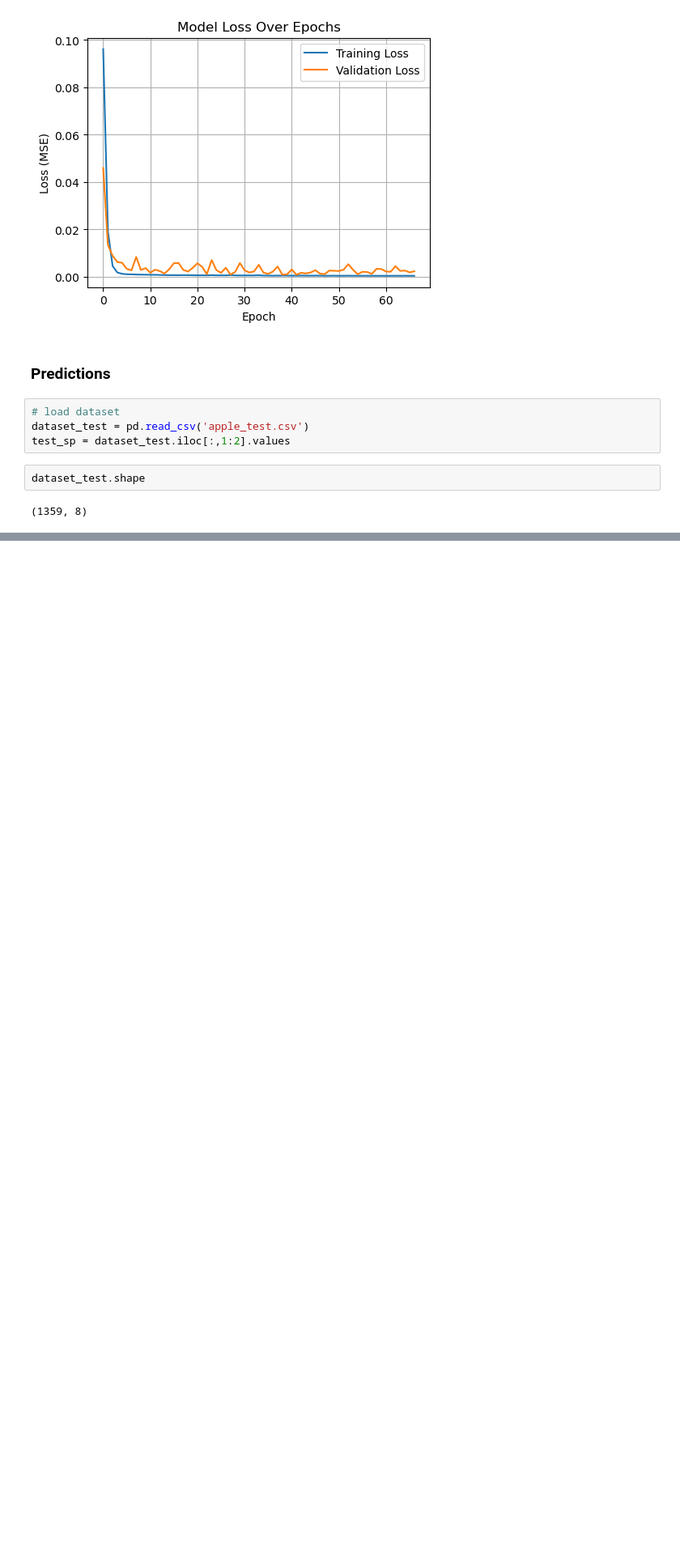
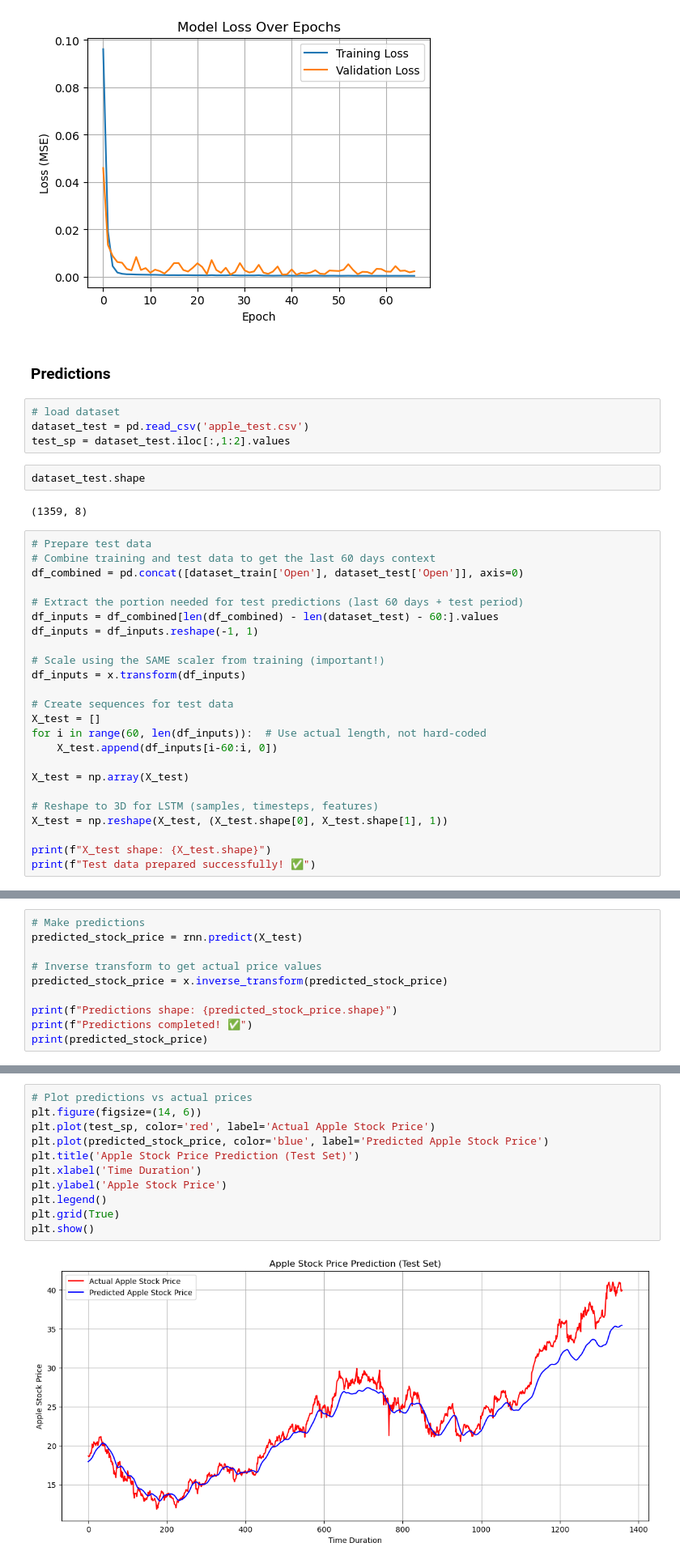
Before and after one commit to marlonmunoz/DeepLearning-RNN-LSTM_Stock-Price-Prediction, a Jupyter notebook: Stock_Price_Prognostics.ipynb, the cells around one changed output, grey strips where cells are left out. Shown at 81% size. Drawn from its saved outputs; the diff is of its cells as text; blank space fills up the shorter version.

Commit message:
predictions, visualizations and saved trained model

```diff
--- a/Stock_Price_Prognostics.ipynb
+++ b/Stock_Price_Prognostics.ipynb
@@ -305,3 +305,27 @@ test_sp = dataset_test.iloc[:,1:2].values
 dataset_test.shape
 # %% [output]
 (1359, 8)
+# %%
+# Prepare test data
+# Combine training and test data to get the last 60 days context
+df_combined = pd.concat([dataset_train['Open'], dataset_test['Open']], axis=0)
+
+# Extract the portion needed for test predictions (last 60 days + test period)
+df_inputs = df_combined[len(df_combined) - len(dataset_test) - 60:].values
+df_inputs = df_inputs.reshape(-1, 1)
+
+# Scale using the SAME scaler from training (important!)
+df_inputs = x.transform(df_inputs)
+
+# Create sequences for test data
+X_test = []
+for i in range(60, len(df_inputs)):  # Use actual length, not hard-coded
+    X_test.append(df_inputs[i-60:i, 0])
+
+X_test = np.array(X_test)
+
+# Reshape to 3D for LSTM (samples, timesteps, features)
+X_test = np.reshape(X_test, (X_test.shape[0], X_test.shape[1], 1))
+
+print(f"X_test shape: {X_test.shape}")
+print(f"Test data prepared successfully! ✅")
@@ -307,0 +337,10 @@ dataset_test.shape
+# %%
+# Make predictions
+predicted_stock_price = rnn.predict(X_test)
+
+# Inverse transform to get actual price values
+predicted_stock_price = x.inverse_transform(predicted_stock_price)
+
+print(f"Predictions shape: {predicted_stock_price.shape}")
+print(f"Predictions completed! ✅")
+print(predicted_stock_price)
@@ -307,0 +360,13 @@ dataset_test.shape
+# %%
+# Plot predictions vs actual prices
+plt.figure(figsize=(14, 6))
+plt.plot(test_sp, color='red', label='Actual Apple Stock Price')
+plt.plot(predicted_stock_price, color='blue', label='Predicted Apple Stock Price')
+plt.title('Apple Stock Price Prediction (Test Set)')
+plt.xlabel('Time Duration')
+plt.ylabel('Apple Stock Price')
+plt.legend()
+plt.grid(True)
+plt.show()
+# %% [output]
+[figure, added]
```
Also changed, not shown: parts of 8 cells of this notebook, 1 other file.
